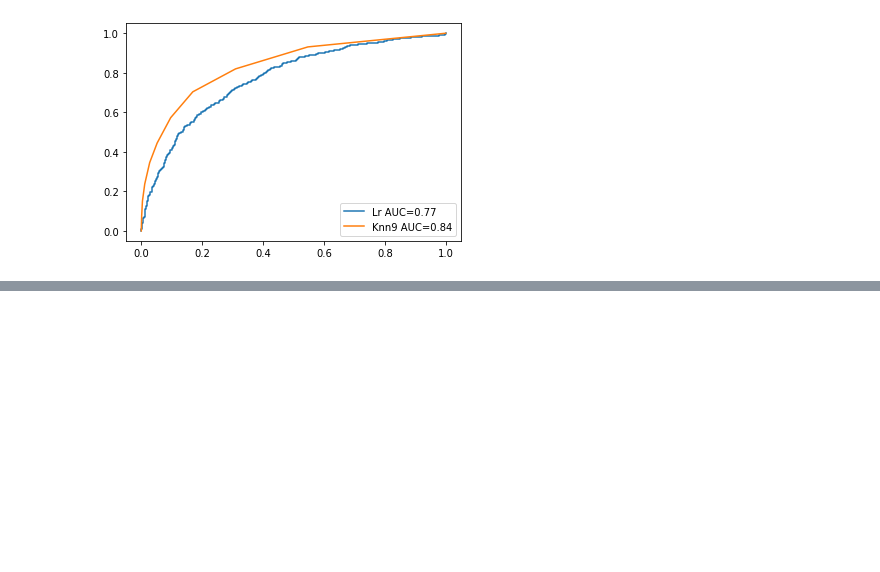
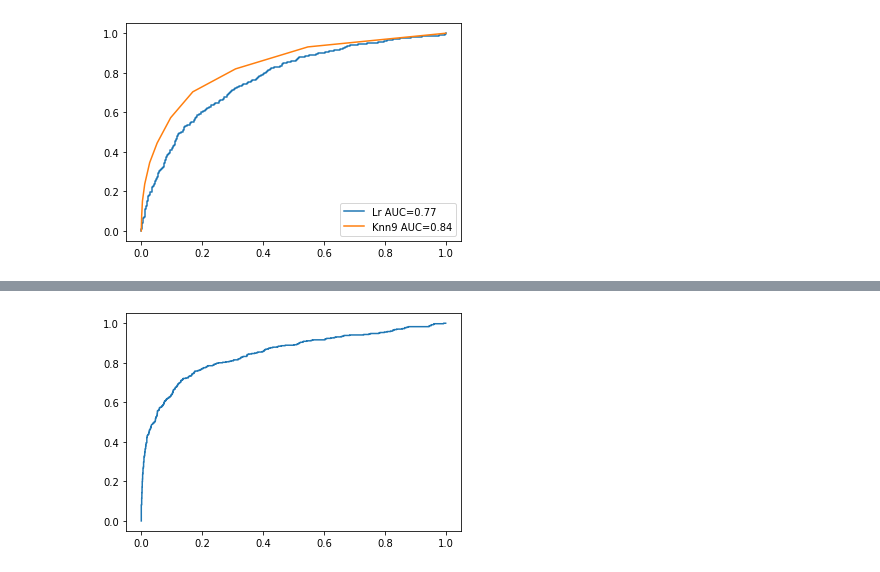
Before and after one commit to LeamonPro/Machine-Learning, a Jupyter notebook: seance3.ipynb, the cells around one changed output, grey strips where cells are left out. Saved outputs shown, nothing was run; the diff lists cells and outputs as text; code cells hidden in the pictures; blank space fills up the shorter version.

```diff
--- a/seance3.ipynb
+++ b/seance3.ipynb
@@ -386,0 +417,7 @@ plt.show()
+# %%
+y_pred_proba_rbf = clf1.predict_proba(x_test)
+fpr_rbf, tpr_rbf, th_rbf = roc_curve(y_test,  y_pred_proba_rbf[:,1])
+plt.plot(fpr_rbf, tpr_rbf)
+plt.show()
+# %% [output]
+[figure, added]
```
Also changed, not shown: parts of 24 cells of this notebook.
